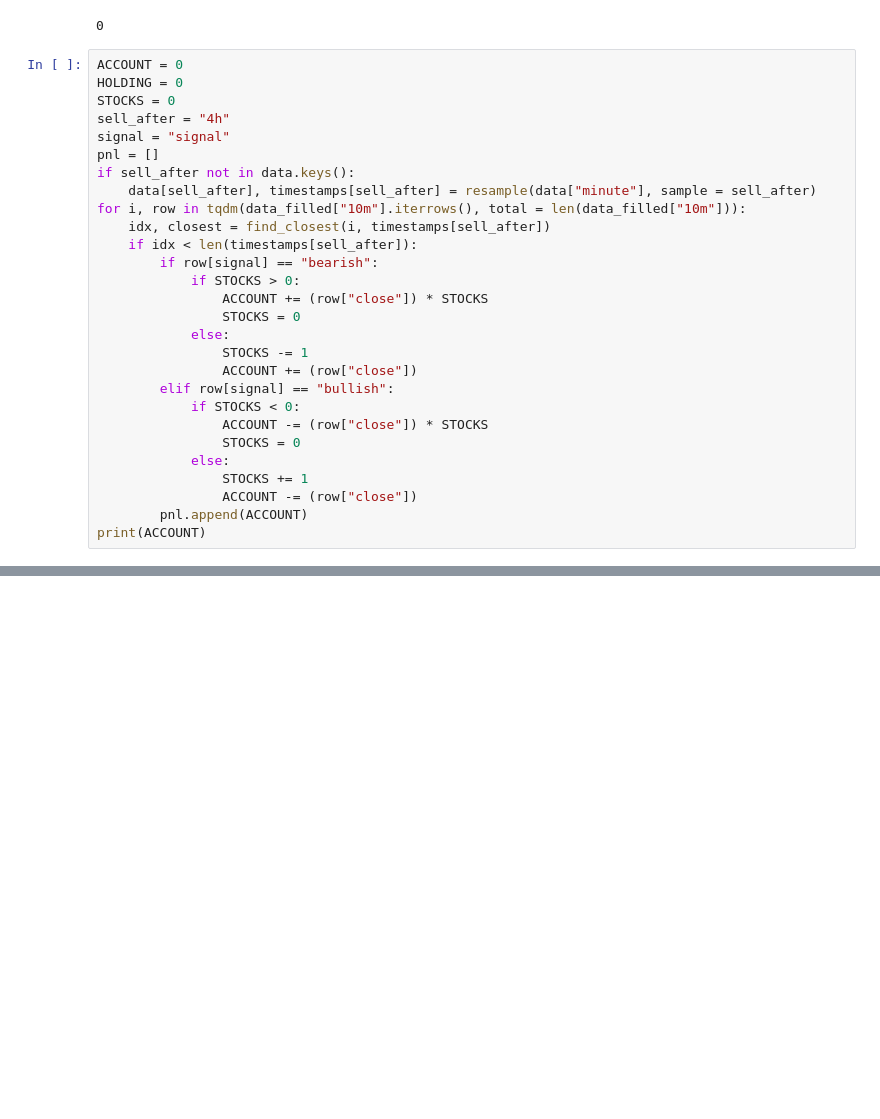
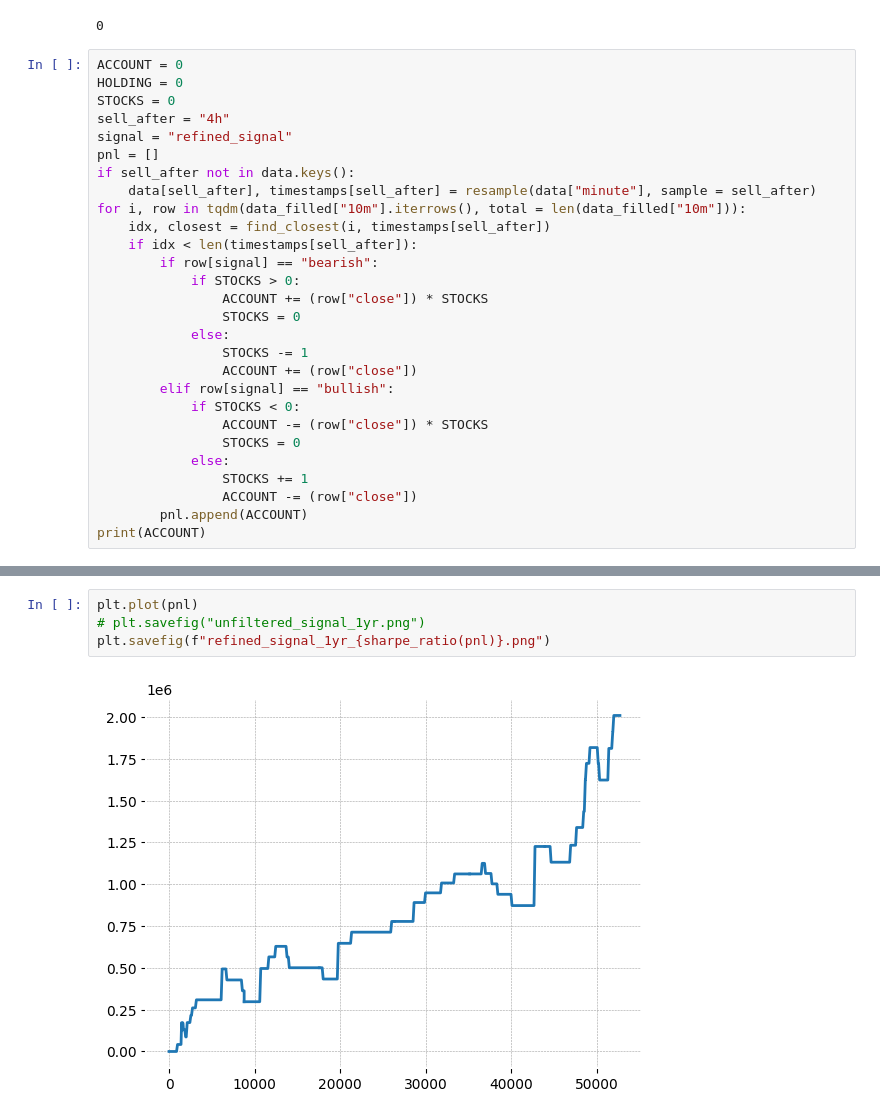
Before and after one commit to adityanandy2802/insight_fusion, a Jupyter notebook: fractal_stock_markets.ipynb, the cells around one changed output, grey strips where cells are left out. Drawn from its saved outputs; the diff is of its cells as text; blank space fills up the shorter version.

```diff
--- a/fractal_stock_markets.ipynb
+++ b/fractal_stock_markets.ipynb
@@ -317,7 +317,7 @@ ACCOUNT = 0
 HOLDING = 0
 STOCKS = 0
 sell_after = "4h"
-signal = "signal"
+signal = "refined_signal"
 pnl = []
 if sell_after not in data.keys():
     data[sell_after], timestamps[sell_after] = resample(data["minute"], sample = sell_after)
@@ -349 +361,7 @@ plt.plot(pnl)
 [figure]
+# %%
+plt.plot(pnl)
+# plt.savefig("unfiltered_signal_1yr.png")
+plt.savefig(f"refined_signal_1yr_{sharpe_ratio(pnl)}.png")
+# %% [output]
+[figure, added]
```
Also changed, not shown: parts of 3 cells of this notebook, 3 other files.
